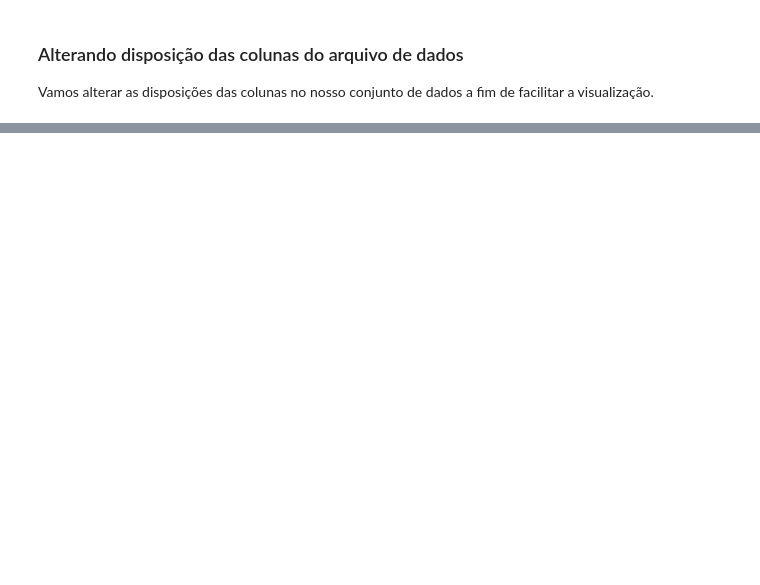
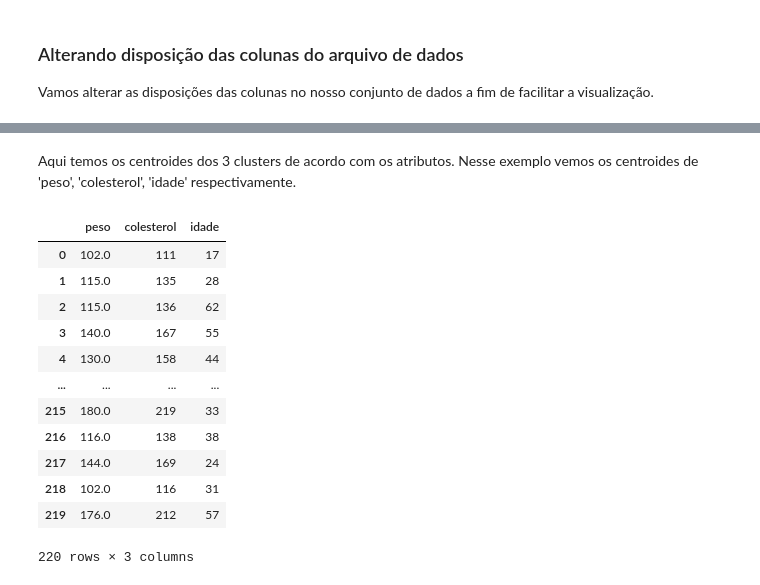
Before and after one commit to oldairjsilva/IGTI, a Jupyter notebook: Plano_saude.ipynb, the cells around one changed output, grey strips where cells are left out. Cells and saved outputs as stored; diff of their text form; code cells hidden in the pictures; blank space fills up the shorter version.

```diff
--- a/Plano_saude.ipynb
+++ b/Plano_saude.ipynb
@@ -469,0 +565,18 @@ base_completa
+# %% [markdown]
+Aqui temos os centroides dos 3 clusters de acordo com os atributos. Nesse exemplo vemos os centroides de 'peso', 'colesterol', 'idade' respectivamente.
+# %%
+dados_cliente
+# %% [output]
+|  | peso | colesterol | idade |
+| 0 | 102.0 | 111 | 17 |
+| 1 | 115.0 | 135 | 28 |
+| 2 | 115.0 | 136 | 62 |
+| 3 | 140.0 | 167 | 55 |
+| 4 | 130.0 | 158 | 44 |
+| ... | ... | ... | ... |
+| 215 | 180.0 | 219 | 33 |
+| 216 | 116.0 | 138 | 38 |
+| 217 | 144.0 | 169 | 24 |
+| 218 | 102.0 | 116 | 31 |
+| 219 | 176.0 | 212 | 57 |
+220 rows × 3 columns
```
Also changed, not shown: parts of 50 cells of this notebook.
